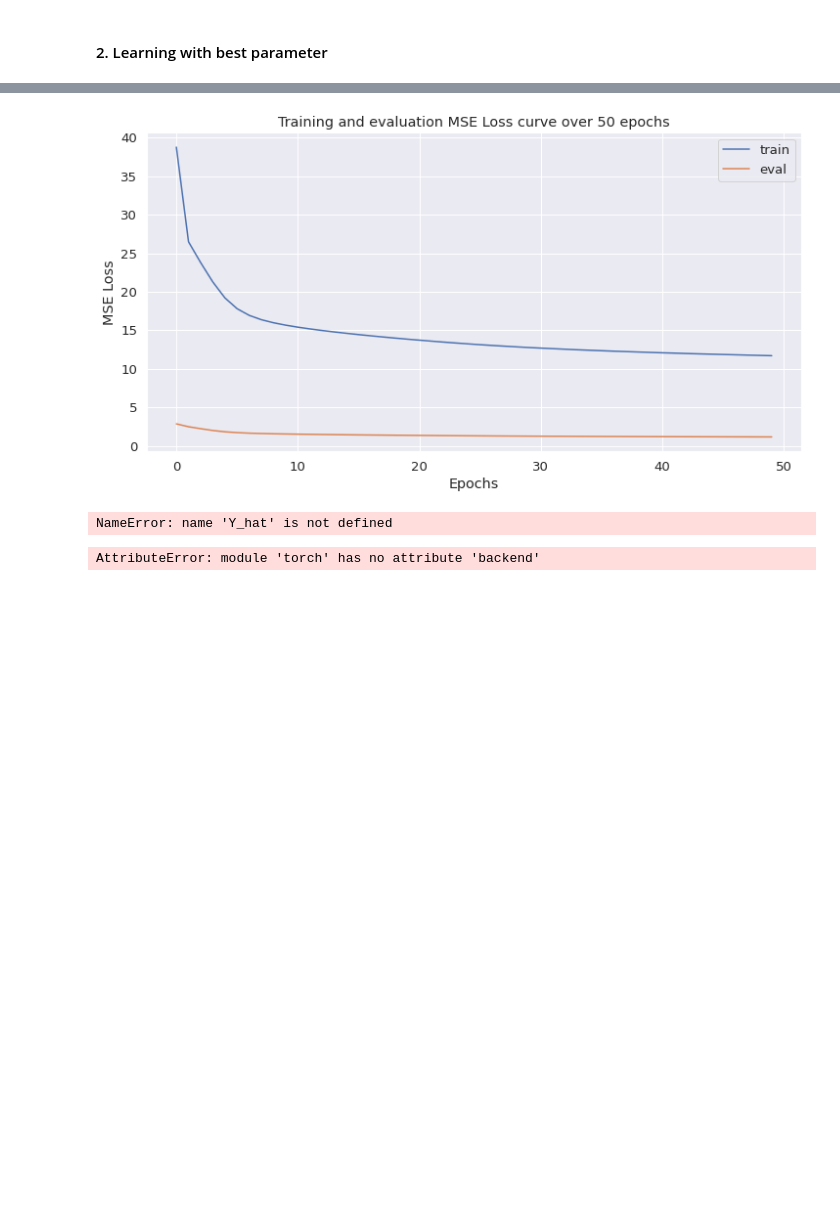
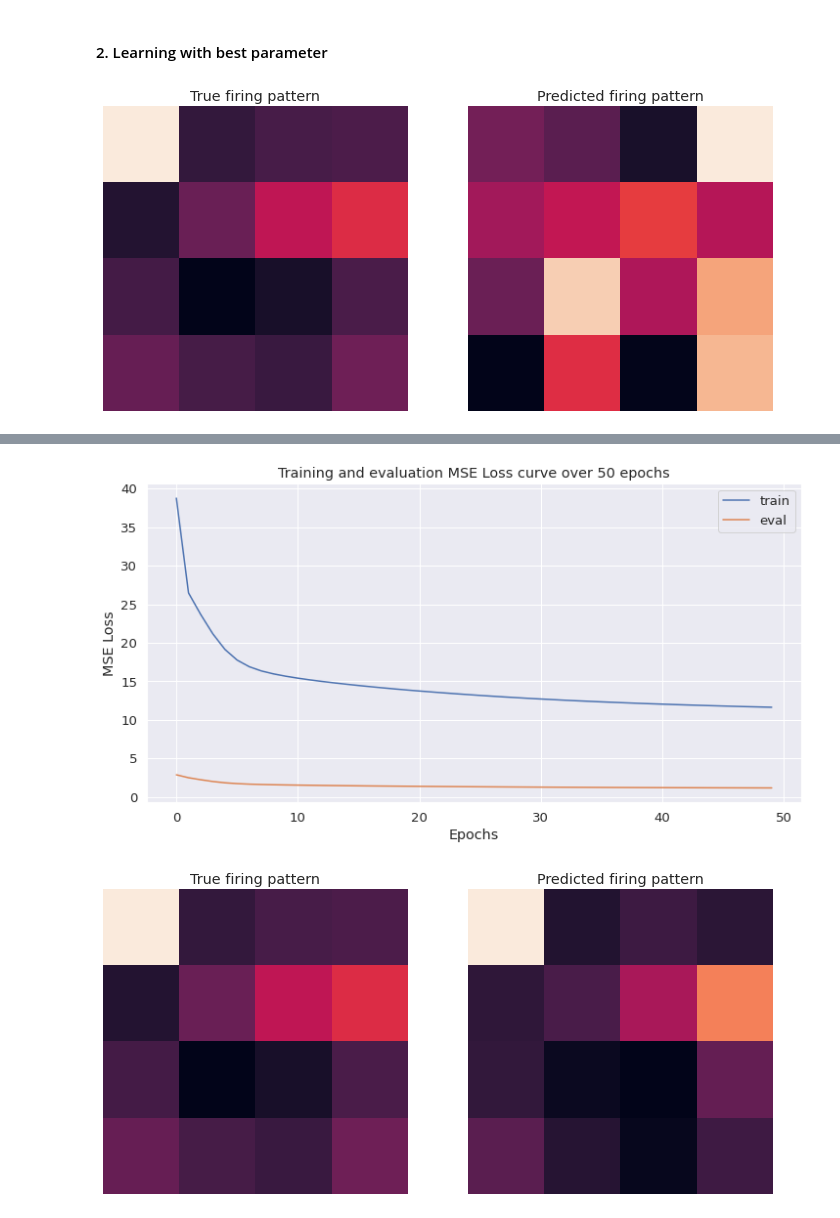
Before and after one commit to cngzlsh/BrainNet, a Jupyter notebook: experiments.ipynb, the cells around one changed output, grey strips where cells are left out. Drawn from its saved outputs; the diff is of its cells as text; code cells hidden in the pictures; blank space fills up the shorter version.

```diff
--- a/experiments.ipynb
+++ b/experiments.ipynb
@@ -304,18 +363,27 @@ Best hidden unit: 256, best layers: 6
 # %%
 v_idx = np.random.randint(0, len(Y_test)) # a random label in the test set to visualise
 
 # deep learning model
 DNN = RecurrentDNN(input_dim=16, hidden_dim=256, n_linear_layers=6, output_dim=16, n_lstm_layers=1).to(device)
 
 # training parameters
 optimiser = torch.optim.Adam(DNN.parameters(), lr=1e-3)
 criterion = nn.MSELoss()
 
+_, Y_hats = eval_rnn(DNN, test_dataloader, criterion, save_Y_hat=True)
+
+visualise_prediction(Y_test[0,0,:], Y_hats[0,0,:])
+print(Y_hats.shape)
+
 train_losses, eval_losses = train_rnn(
     model=DNN,
     train_loader=train_dataloader, test_loader=test_dataloader,
     optimiser=optimiser, criterion=criterion, num_epochs=n_epochs,
     verbose=True, force_stop=False)
 
 plot_loss_curves(train_losses, eval_losses, loss_func='MSE Loss')
+
+_, Y_hats = eval_rnn(DNN, test_dataloader, criterion, save_Y_hat=True)
+visualise_prediction(Y_test[0,0,:], Y_hats[0,0,:])
 # %% [output]
+[figure, new version]
@@ -339,5 +407,2 @@ Training completed with final epoch loss 11.711866334080696. Time elapsed: 0 h 0
-[figure, old version]
+[figure, added]
+[figure, added]
-# %%
-Y_hat
-# %% [output]
-NameError: name 'Y_hat' is not defined
@@ -346,4 +408,0 @@ torch.cuda.empty_cache()
-# %%
-torch.backend.mps.is_available()
-# %% [output]
-AttributeError: module 'torch' has no attribute 'backend'
```
Also changed, not shown: parts of 21 cells of this notebook, 3 other files.
